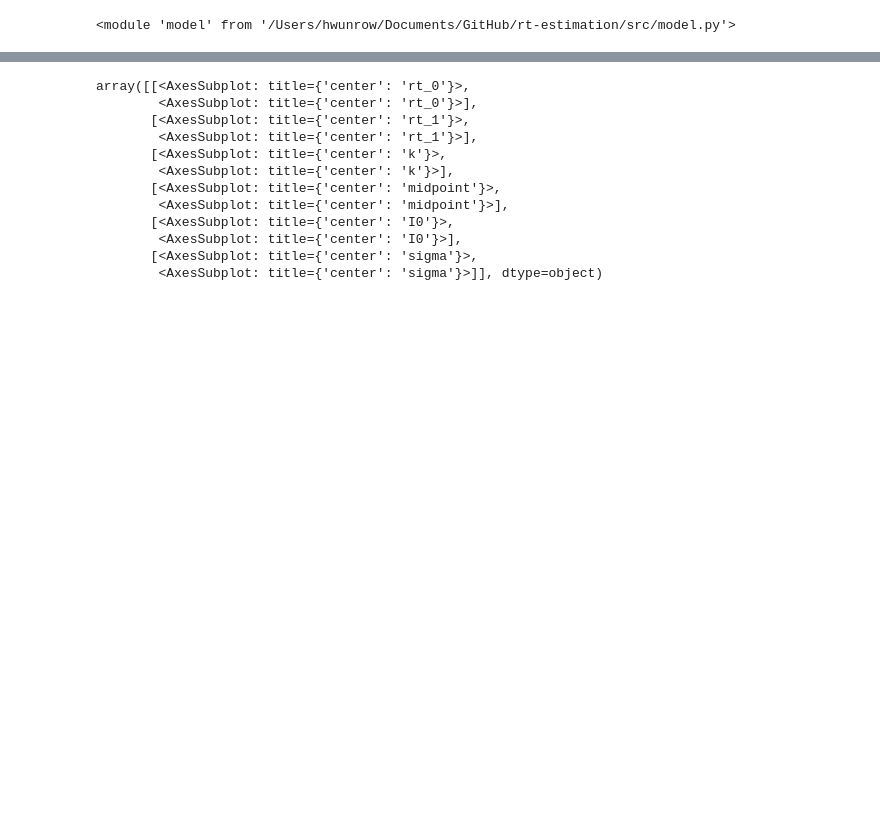
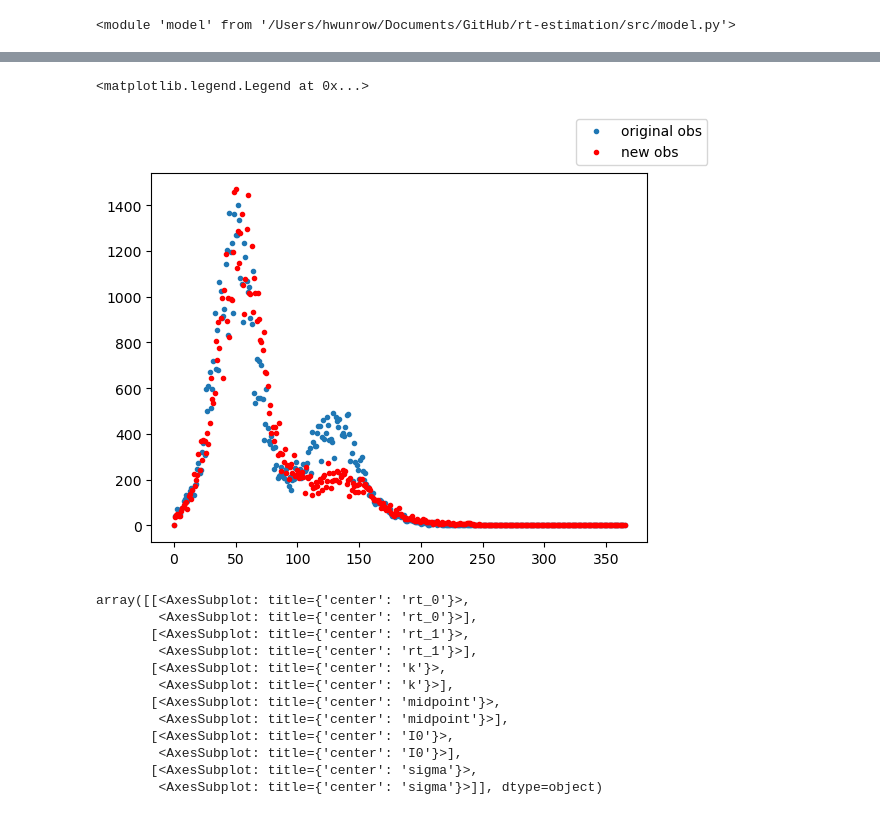
Before and after one commit to hwunrow/epykalman, a Jupyter notebook: src/sigmoid_mcmc_results.ipynb, the cells around one changed output, grey strips where cells are left out. Saved outputs shown, nothing was run; the diff lists cells and outputs as text; code cells hidden in the pictures; blank space fills up the shorter version.

```diff
--- a/src/sigmoid_mcmc_results.ipynb
+++ b/src/sigmoid_mcmc_results.ipynb
@@ -50,3 +45,35 @@ vars = ['rt_0', 'rt_1', 'k', 'midpoint', 'I0']
+# %%
+import importlib
+import simulate_data
+importlib.reload(simulate_data)
+
+true_params = {
+    'rt_0': 1.38,
+    'rt_1': 2.8,
+    'midpoint': 99.,
+    'k': 0.08,
+    'I0': 103.,
+
+    'n_t': 365,
+    't_I': 4.,
+    'N': 100_000.,
+    'S0': 99_900.,
+}
+
+
+np.random.seed(1994)
+
+# data = simulate_data.simulate_data(**true_params, run_deterministic=True)
+
+data = simulate_data.simulate_data(**true_params, add_noise=True, noise_param=1/50)
+# %%
+fig, ax = plt.subplots()
+ax.plot(sir_model.data.i, '.', label='original obs')
+ax.plot(data.i, '.', color='r', label='new obs')
+fig.legend()
+# %% [output]
+<matplotlib.legend.Legend at 0x...>
+[figure, added]
 # %%
 lines = [(var, {}, getattr(sir_model.data, var)) for var in vars]
 az.plot_trace(sir_model.trace, var_names=vars+['sigma'], lines=lines, figsize=(18, 20))
```
Also changed, not shown: parts of 5 cells of this notebook.
